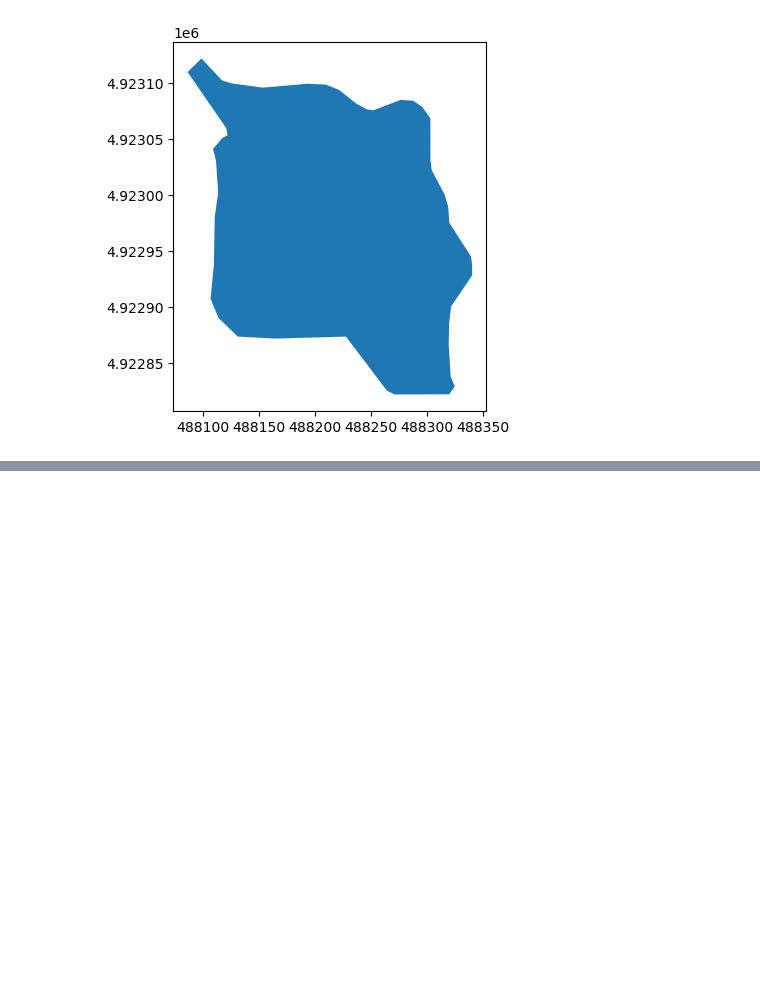
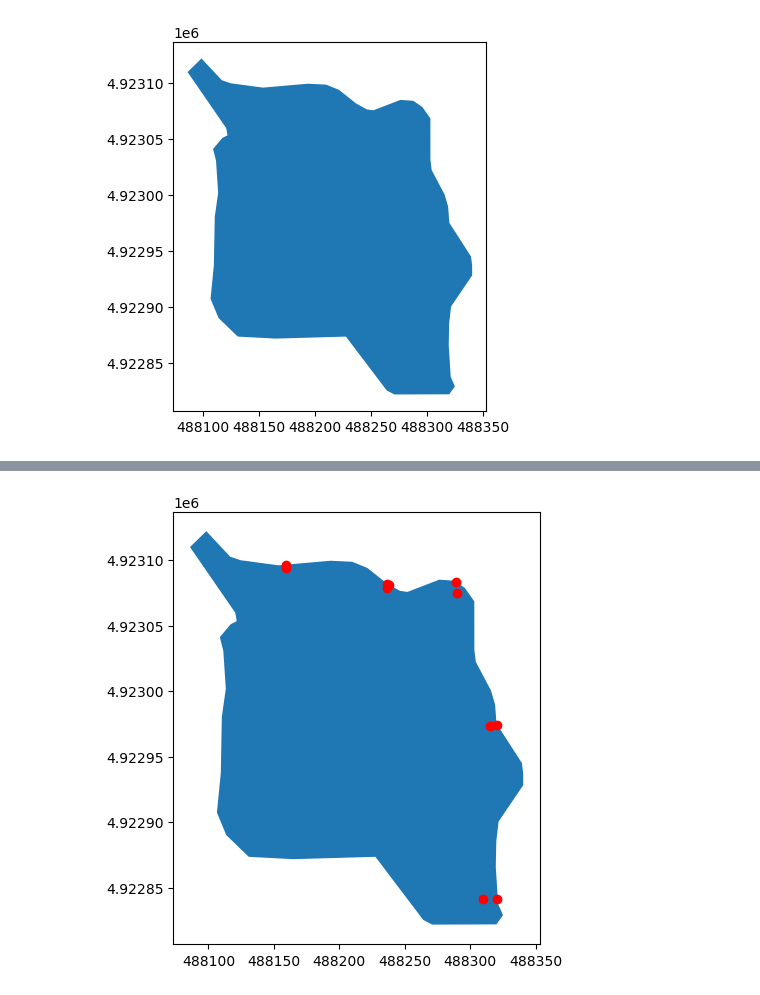
Before and after one commit to sauron-245/summer_26, a Jupyter notebook: summer 2026/BellMap.ipynb, the cells around one changed output, grey strips where cells are left out. Cells and saved outputs as stored; diff of their text form; code cells hidden in the pictures; blank space fills up the shorter version.

```diff
--- a/summer 2026/BellMap.ipynb
+++ b/summer 2026/BellMap.ipynb
@@ -115,3 +105,6 @@ bell
 bell.plot();
 # %% [output]
 [figure]
+# %%
+data2 = gpd.GeoDataFrame(data2)
+data2
@@ -117,0 +124,9 @@ bell.plot();
+# %%
+fig, ax = plt.subplots(layout='constrained')
+
+bell.plot(ax=ax)
+ax.scatter(data2.x, data2.y, color = "r")
+
+plt.show();
+# %% [output]
+[figure, added]
```
Also changed, not shown: parts of 12 cells of this notebook, 2 other files.
